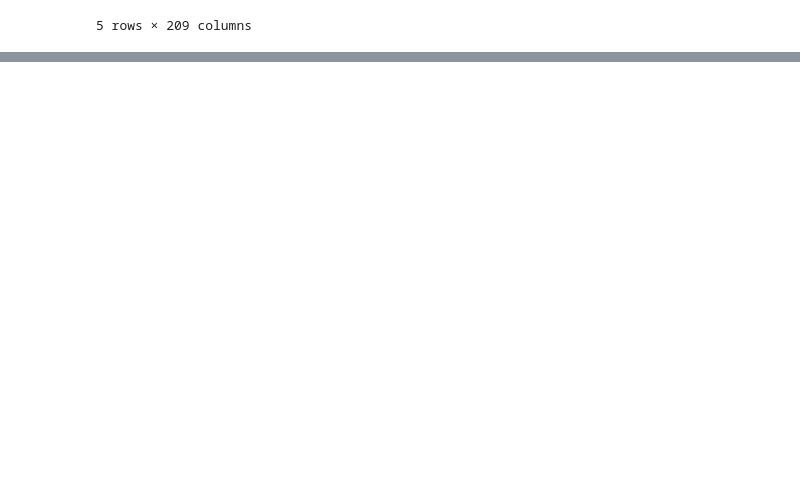
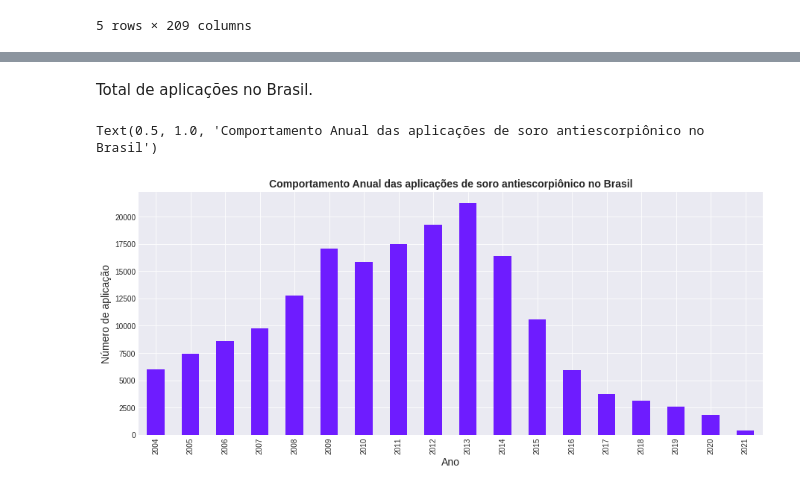
Before and after one commit to laugustovieira/Soro_Anti_Escorpionico, a Jupyter notebook: noteboocks/soro_anti_escorpionico.ipynb, the cells around one changed output, grey strips where cells are left out. Cells and saved outputs as stored; diff of their text form; code cells hidden in the pictures; blank space fills up the shorter version.

```diff
--- a/noteboocks/soro_anti_escorpionico.ipynb
+++ b/noteboocks/soro_anti_escorpionico.ipynb
@@ -14,6 +14,17 @@ dados_regiao = pd.read_csv("https://raw.githubusercontent.com/laugustovieira/Sor
 # %% [markdown]
 #Tratar dados
 # %%
+#definindo cores
+colors2 = {
+'31 Minas Gerais': '#E00000', '15 Pará': '#E05200', '29 Bahia': '#E0A100', '32 Espírito Santo': '#E0CA00',
+ '35 São Paulo': '#7FE000', '51 Mato Grosso': '#00E0B7', '22 Piauí': '#00BBE0', '16 Amapá': '#008AE0',
+ '21 Maranhão': '#8700E0', '33 Rio de Janeiro': '#BB00E0', '52 Goiás': '#E0008E', '17 Tocantins': '#9D4343',
+ '27 Alagoas': '#9D8E43', '13 Amazonas': '#5B9D43', '28 Sergipe': '#439D88', '26 Pernambuco': '#CE9F69',
+ '11 Rondônia': '#B8CE69', '23 Ceará': '#69CE82', '25 Paraíba': '#9B7DBA', '50 Mato Grosso do Sul': '#B2A2C3',
+ '41 Paraná': '#575757', '24 Rio Grande do Norte': '#693535', '53 Distrito Federal': '#762828', '42 Santa Catarina': '#AFA0DA',
+ '12 Acre': '#312258', '14 Roraima': '#120D21', '43 Rio Grande do Sul': '#0A0A0A'
+}
+
 colunas_usaveis = dados_regiao.mean().index.tolist()
 colunas_usaveis.insert(0,"Unidade da Federação")
 
@@ -27,11 +38,14 @@ dados_regiao_usaveis_min = dados_regiao_usaveis_min.nsmallest(27," Total")
 dados_regiao_usaveis_min =dados_regiao_usaveis_min.drop([" Total","2001","2002","2003"], axis=1)
 dados_regiao_usaveis_min = dados_regiao_usaveis_min.set_index("Unidade da Federação")
 
-colunas_usaveis.remove(" Total")
 colunas_usaveis.remove("2001")
 colunas_usaveis.remove("2002")
 colunas_usaveis.remove("2003")
 
+dados_regiao_usaveis_ano =  dados_regiao[colunas_usaveis].T
+
+colunas_usaveis.remove(" Total")
+
 dados_regiao_usaveis = dados_regiao[colunas_usaveis]
 dados_regiao_usaveis = dados_regiao_usaveis.set_index("Unidade da Federação")
 dados_regiao_usaveis.head()
@@ -44,3 +58,10 @@ dados_regiao_usaveis.head()
 | 14 Roraima | 0 | 10 | 0 | 0 | 0 | 0 | 0 | 0 | 0 | ... |
 | 15 Pará | 82 | 62 | 100 | 95 | 153 | 58 | 89 | 78 | 107 | ... |
 5 rows × 209 columns
+# %%
+Anos= {'2004': '2004', '2005': '2005', '2006': '2006', '2007': '2007', '2008': '2008', '2009': '2009', '2010': '2010', '2011': '2011'
+, '2012': '2012', '2013': '2013', '2014': '2014', '2015': '2015', '2016': '2016', '2017': '2017', '2018': '2018'
+, '2019': '2019', '2020': '2020', '2021': '2021', 'Unid': 'Estado',' Tot': 'Total'}
+anos_meses = dados_regiao_usaveis_ano.index
+dados_regiao_usaveis_ano["Ano"] = list(map(lambda estado: Anos[estado[0:4]] , anos_meses))
+dados_regiao_usaveis_ano = dados_regiao_usaveis_ano.set_index("Ano")
@@ -46,0 +78,7 @@ dados_regiao_usaveis.head()
+# %%
+dados_regiao_ano_ordenado_agrupado = dados_regiao_usaveis_ano.groupby("Ano").sum()
+dados_regiao_ano_ordenado_agrupado = dados_regiao_ano_ordenado_agrupado.T
+dados_regiao_ano_ordenado_agrupado["Total"] = dados_regiao_ano_ordenado_agrupado["Total"].astype(int)
+dados_regiao_ano_ordenado_agrupado = dados_regiao_ano_ordenado_agrupado.nlargest(27,"Total")
+dados_regiao_ano_ordenado_agrupado = dados_regiao_ano_ordenado_agrupado.drop("Total",axis=1)
+dados_regiao_ano_ordenado_agrupado = dados_regiao_ano_ordenado_agrupado.set_index("Estado")
@@ -46,0 +93,13 @@ dados_regiao_usaveis.head()
+# %% [markdown]
+Total de aplicações no Brasil.
+# %%
+totais = dados_regiao_ano_ordenado_agrupado.T.index.tolist()
+dados_brasil = dados_regiao_ano_ordenado_agrupado[totais].sum()
+ax =dados_brasil.T.plot(figsize = (15,6), kind="bar")
+
+plt.ylabel('Número de aplicação', fontsize=14)
+plt.xlabel('Ano', fontsize=14)
+plt.title('Comportamento Anual das aplicações de soro antiescorpiônico no Brasil', fontsize = 14, fontweight = 'bold')
+# %% [output]
+Text(0.5, 1.0, 'Comportamento Anual das aplicações de soro antiescorpiônico no Brasil')
+[figure, added]
```
Also changed, not shown: parts of 18 cells of this notebook.
